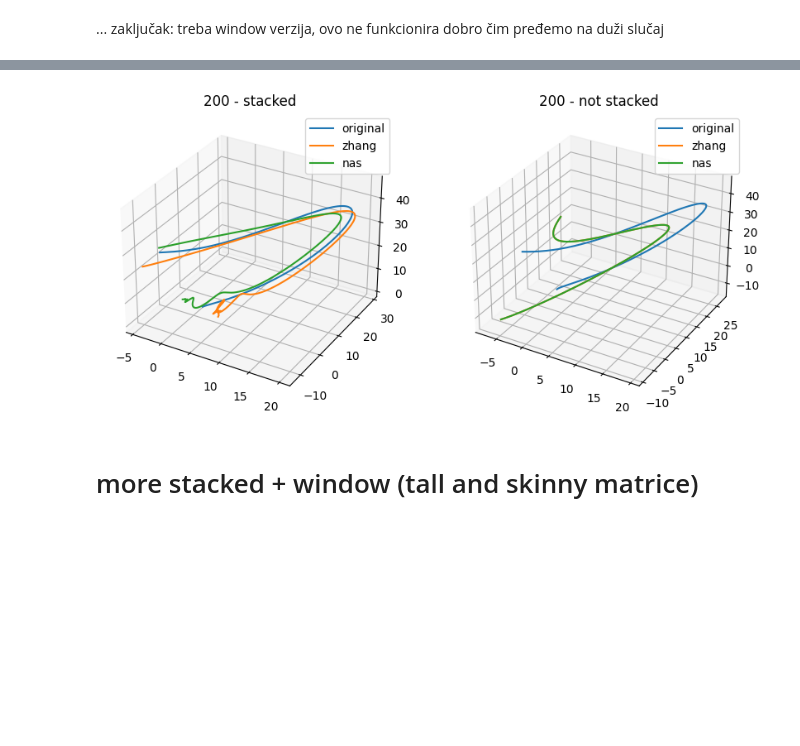
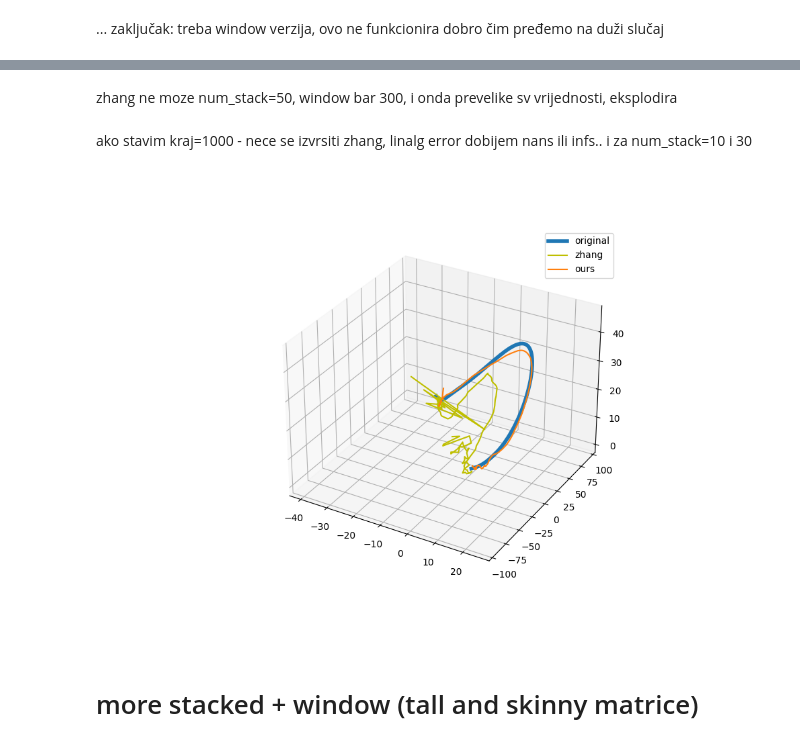
Before and after one commit to ela-d/DMD, a Jupyter notebook: Lorenz_63-example.ipynb, the cells around one changed output, grey strips where cells are left out. Cells and saved outputs as stored; diff of their text form; code cells hidden in the pictures; blank space fills up the shorter version.

```diff
--- a/Lorenz_63-example.ipynb
+++ b/Lorenz_63-example.ipynb
@@ -245,9 +835,13 @@ print(Z_z); print("\n",Z_nas) #poklapaju se
 # %%
-num_stack = 10
-#num_stack=30
+###staviti veliki num_stack i m..
+
+#num_stack = 10
+num_stack=30
+#num_stack=50
 data_stacked = data[:,:(m-num_stack+1)]
 
 for i in range(1,num_stack):
     data_stacked=np.vstack((data_stacked,data[:,i:(m-num_stack+1+i)]))
 
 (n,m)=data_stacked.shape
+print(n,m)
@@ -310,30 +898,31 @@ Online DMD nas, weighting = 1, time = 0.2582252025604248 secs
+# %% [markdown]
+zhang ne moze num_stack=50, window bar 300, i onda prevelike sv vrijednosti, eksplodira
+# %% [markdown]
+ako stavim kraj=1000 - nece se izvrsiti zhang, linalg error dobijem nans ili infs.. i za num_stack=10 i 30
 # %%
-%matplotlib inline
-#%matplotlib widget
+#%matplotlib inline
+%matplotlib widget
 fig = plt.figure(figsize=(10, 7), dpi=100)
-ax = fig.add_subplot(121, projection='3d')
+#ax = fig.add_subplot(121, projection='3d') ## za dva plota - usporedba
+ax = fig.add_subplot(111, projection='3d')
 
-kraj_c = kraj+10
-ax.plot(data_stacked[-3,:kraj_c], data_stacked[-2,:kraj_c], data_stacked[-1,:kraj_c], label="original")
-ax.plot(reconstructed_zhang_st[-3,:kraj_c], reconstructed_zhang_st[-2,:kraj_c], reconstructed_zhang_st[-1,:kraj_c], label="zhang")
-ax.plot(reconstructed_nas_st[-3,:kraj_c], reconstructed_nas_st[-2,:kraj_c], reconstructed_nas_st[-1,:kraj_c], label="nas")
+kraj_c = kraji
+ax.plot(data_stacked[-3,:kraj_c], data_stacked[-2,:kraj_c], data_stacked[-1,:kraj_c], label="original", linewidth=4)
+ax.plot(reconstructed_zhang_st[-3,:kraj_c], reconstructed_zhang_st[-2,:kraj_c], reconstructed_zhang_st[-1,:kraj_c], label="zhang", color="y")
+ax.plot(reconstructed_nas_st[-3,:kraj_c], reconstructed_nas_st[-2,:kraj_c], reconstructed_nas_st[-1,:kraj_c], label="ours")
+#ax.plot(reconstructed_nas_st[-3,:kraj_c], reconstructed_nas_st[-2,:kraj_c], reconstructed_nas_st[-1,:kraj_c], label="ours", linestyle="dotted")
 ax.legend()
-ax.set_title('200 - stacked')
 
-ax2=fig.add_subplot(122, projection='3d')
-ax2.plot(data[0,:kraj_c], data[1,:kraj_c], data[2,:kraj_c], label="original")
-ax2.plot(reconstructed_zhang[0,:kraj_c], reconstructed_zhang[1,:kraj_c], reconstructed_zhang[2,:kraj_c], label="zhang")
-ax2.plot(reconstructed_nas[0,:kraj_c], reconstructed_nas[1,:kraj_c], reconstructed_nas[2,:kraj_c], label="nas")
-ax2.legend()
-ax2.set_title('200 - not stacked')
+#ax.set_title('Window DMD stacked {}'.format(num_stack))
+#ax.set_xlim(-100,0), ax.set_ylim(-100,0), ax.set_zlim(0,100)
+#fig.savefig('Lorenz63/Lorenz63-WINDOW-stacked{}-window_size-{}-num_snaps-{}-predicted-{}.png'.format(num_stack, q, kraj, t_pred), dpi=fig.dpi, bbox_inches='tight')
+
 
 plt.show()
 
-#sto se dogada na pocetku?? zasto ovako?
-
-##generalno bolji stacked?
+fig.savefig('Lorenz63/Lorenz63-WINDOW-stacked{}-window_size-{}-num_snaps-{}-predicted_every-{}-moment-that-many-moments-ahead.png'.format(num_stack, q, kraj, t_pred), dpi=fig.dpi, bbox_inches='tight')
 # %% [output]
-[figure, old version]
+[figure, new version]
 # %% [markdown]
 # more stacked  + window (tall and skinny matrice)
 # %%
```
Also changed, not shown: parts of 40 cells of this notebook, 11 other files.
